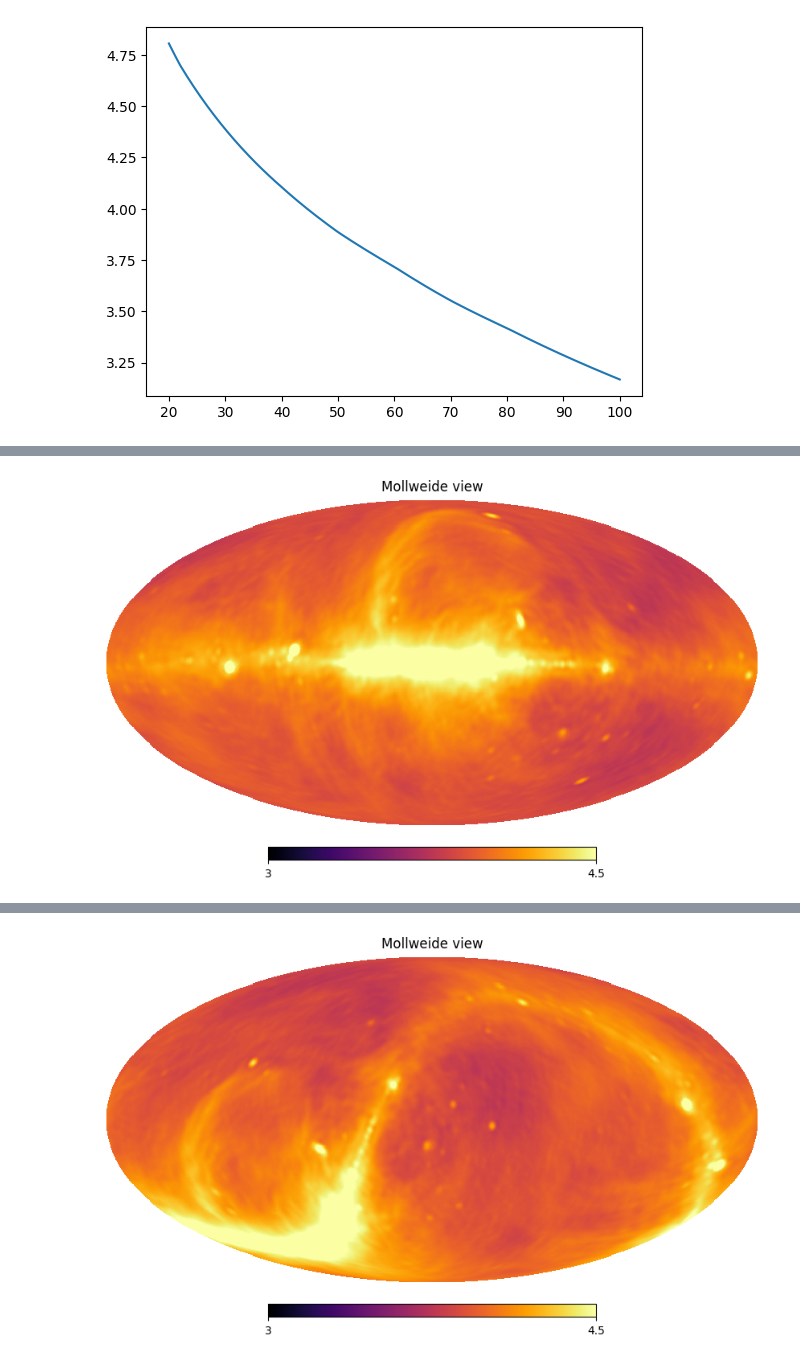
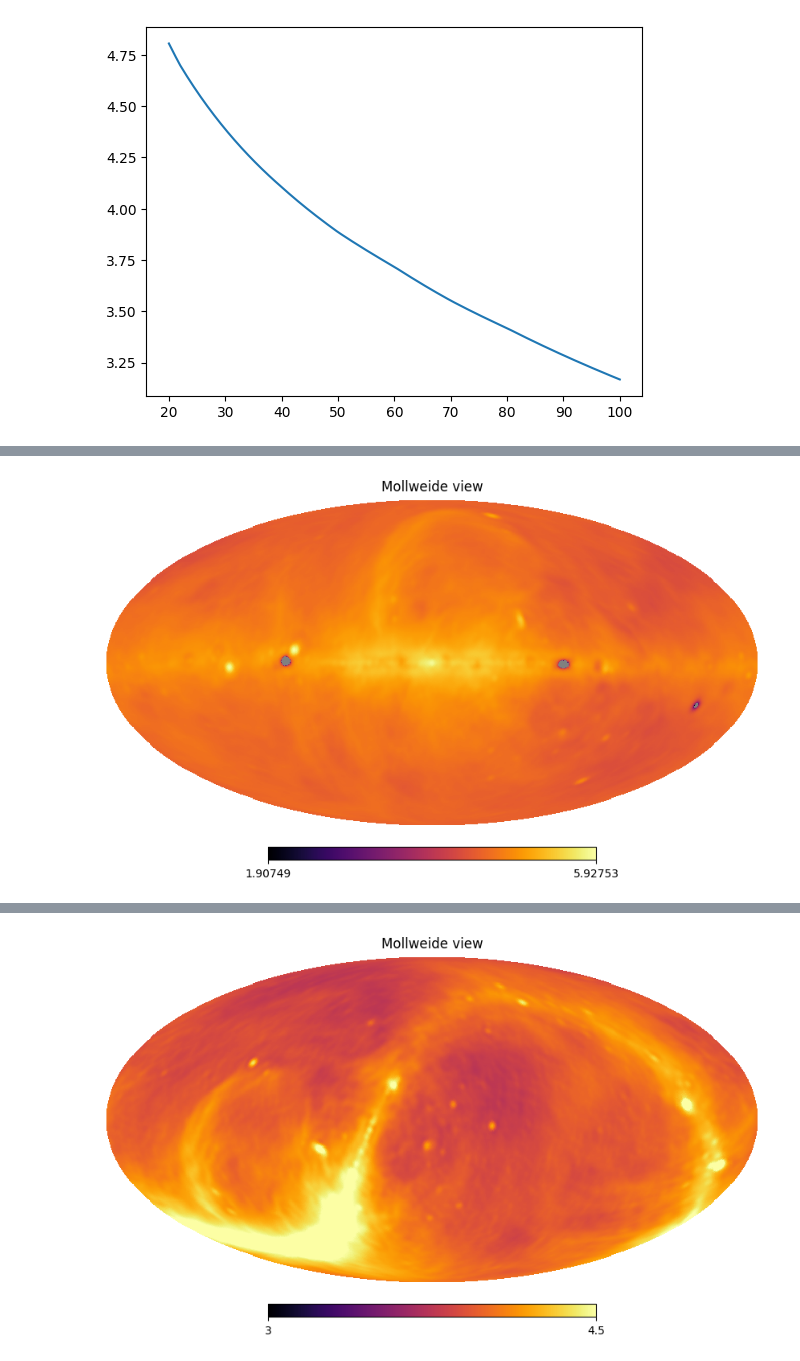
Before and after one commit to mohanagr/braindump, a Jupyter notebook: pyGSM-MARS.ipynb, the cells around one changed output, grey strips where cells are left out. Drawn from its saved outputs; the diff is of its cells as text; code cells hidden in the pictures.

```diff
--- a/pyGSM-Copy1.ipynb
+++ b/pyGSM-MARS.ipynb
@@ -32,5 +33,5 @@ plt.plot(freqs,np.log10(brightness))
 np.savez("brightness.npz",freqs=freqs,brightness=brightness)
 # %%
 gsm=LowFrequencySkyModel()
-map2=gsm.generate(40)
+map2=gsm.generate(20)
 # %%
@@ -50,4 +47,4 @@ plt.show()
 # %%
-hp.mollview(np.log10(map2),min=3,max=4.5,cmap='inferno')
+hp.mollview(np.log10(map2),cmap='inferno')
 # %% [output]
-[figure, old version]
+[figure, new version]
```
Also changed, not shown: parts of 11 cells of this notebook, 5 other files.
